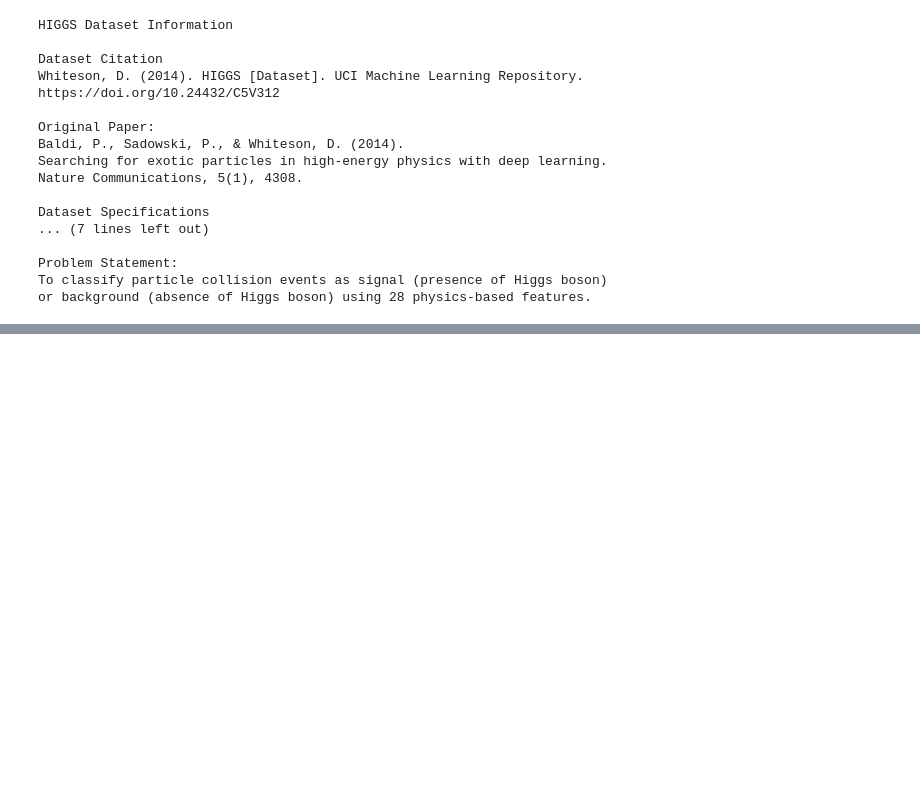
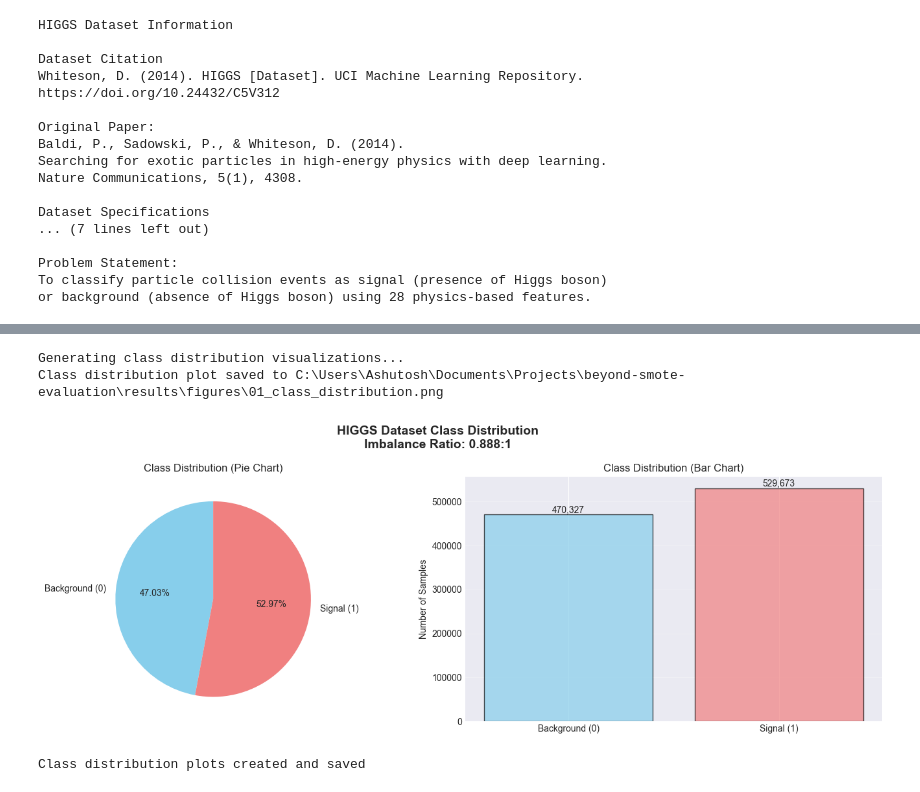
Before and after one commit to ashu-tagore/beyond_smote_evaluation, a Jupyter notebook: notebooks/01_EDA.ipynb, the cells around one changed output, grey strips where cells are left out. Drawn from its saved outputs; the diff is of its cells as text; code cells hidden in the pictures; blank space fills up the shorter version.

```diff
--- a/notebooks/01_EDA.ipynb
+++ b/notebooks/01_EDA.ipynb
@@ -75,3 +75,21 @@ Dataset Specifications
 Problem Statement:
 To classify particle collision events as signal (presence of Higgs boson)
 or background (absence of Higgs boson) using 28 physics-based features.
+# %%
+# Cell 3: Loading HIGGS Dataset (with Sampling)
+# Purpose: Loading the dataset with sampling for faster processing
+# Note: Using 1M samples initially; will increase for final experiments
+
+print("LOADING HIGGS DATASET ...")
+
+# For full experiment, I will set row_limit=None to use all 11M rows
+X, y = load_higgs_dataset(
+    file_location=DATA_FILE,
+    row_limit=SAMPLE_ROWS,  # Using 1M samples (set in config.py)
+    show_info=True
+)
+
+print("\nDataset loaded successfully!")
+print(f"Feature Matrix Shape: {X.shape}")
+print(f"Target Vector Shape: {y.shape}")
+print(f"Memory Usage: {X.memory_usage(deep=True).sum() / 1e6:.2f} MB")
@@ -77,0 +248,20 @@ or background (absence of Higgs boson) using 28 physics-based features.
+# %%
+# Cell 7: Visualize Class Distribution (Pie + Bar Charts)
+# Showing distribution as pie chart and bar chart
+
+print("Generating class distribution visualizations...")
+
+# Creating visualization using custom function
+plot_class_distribution(
+    labels=y,
+    class_names=['Background (0)', 'Signal (1)'],
+    save_path=FIGURE_OUTPUT / '01_class_distribution.png',
+    figure_title='HIGGS Dataset Class Distribution'
+)
+
+print("Class distribution plots created and saved")
+# %% [output]
+Generating class distribution visualizations...
+Class distribution plot saved to C:\Users\Ashutosh\Documents\Projects\beyond-smote-evaluation\results\figures\01_class_distribution.png
+[figure, added]
+Class distribution plots created and saved
```
Also changed, not shown: parts of 14 cells of this notebook.
